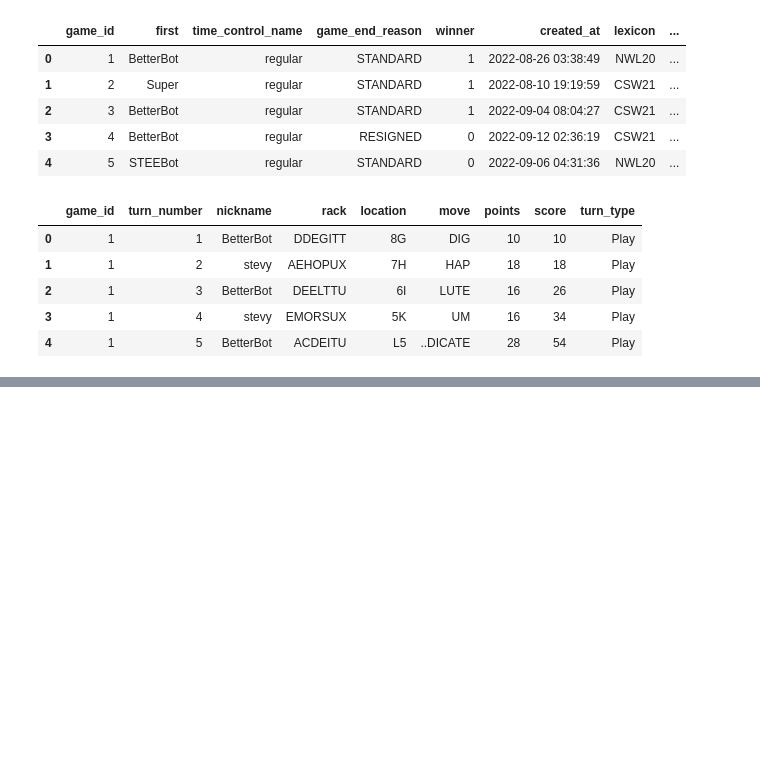
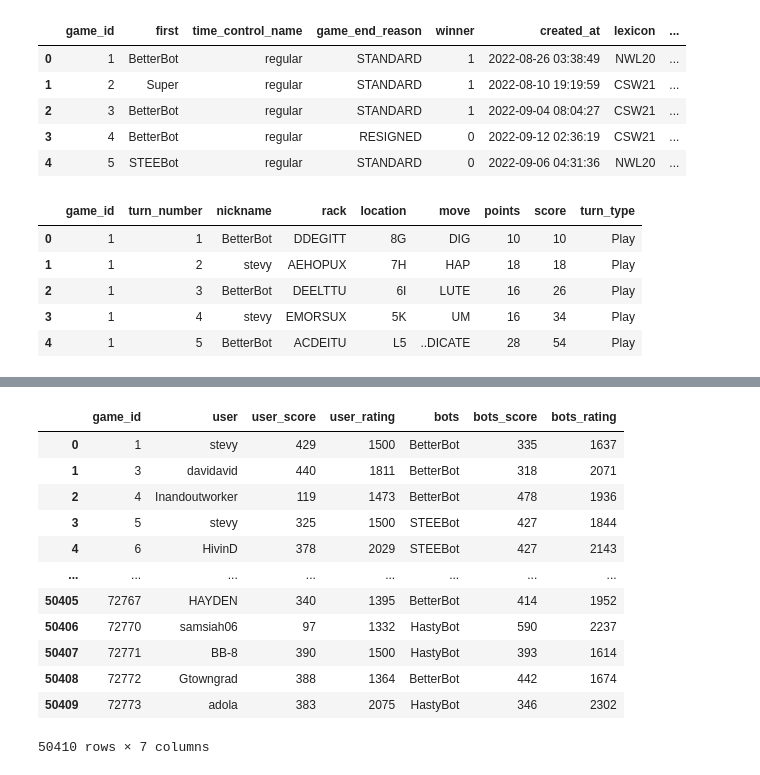
Before and after one commit to juliusmarkwei/Scrabble-Player-Rating, a Jupyter notebook: scrabble-player-rating.ipynb, the cells around one changed output, grey strips where cells are left out. Saved outputs shown, nothing was run; the diff lists cells and outputs as text; code cells hidden in the pictures; blank space fills up the shorter version.

Commit message:
Kaggle Notebook | Scrabble_Player_Rating | Version 3

```diff
--- a/scrabble-player-rating.ipynb
+++ b/scrabble-player-rating.ipynb
@@ -43,0 +68,6 @@ turns.head()
+# %%
+bots = ['BetterBot', 'STEEBot', 'HastyBot']
+# %%
+users_df = train[~train['nickname'].isin(bots)]
+users_df = users_df.rename(columns={'nickname': 'user', 'score': 'user_score', 'rating': 'user_rating'})
+users_df.head()
@@ -43,0 +81,4 @@ turns.head()
+# %%
+bots_df = train[train['nickname'].isin(bots)]
+bots_df = bots_df.rename(columns={'nickname': 'bots', 'score': 'bots_score', 'rating': 'bots_rating'})
+bots_df.head()
@@ -43,0 +92,17 @@ turns.head()
+# %%
+main_df = pd.merge(users_df, bots_df, on='game_id')
+main_df
+# %% [output]
+|  | game_id | user | user_score | user_rating | bots | bots_score | bots_rating |
+| 0 | 1 | stevy | 429 | 1500 | BetterBot | 335 | 1637 |
+| 1 | 3 | davidavid | 440 | 1811 | BetterBot | 318 | 2071 |
+| 2 | 4 | Inandoutworker | 119 | 1473 | BetterBot | 478 | 1936 |
+| 3 | 5 | stevy | 325 | 1500 | STEEBot | 427 | 1844 |
+| 4 | 6 | HivinD | 378 | 2029 | STEEBot | 427 | 2143 |
+| ... | ... | ... | ... | ... | ... | ... | ... |
+| 50405 | 72767 | HAYDEN | 340 | 1395 | BetterBot | 414 | 1952 |
+| 50406 | 72770 | samsiah06 | 97 | 1332 | HastyBot | 590 | 2237 |
+| 50407 | 72771 | BB-8 | 390 | 1500 | HastyBot | 393 | 1614 |
+| 50408 | 72772 | Gtowngrad | 388 | 1364 | BetterBot | 442 | 1674 |
+| 50409 | 72773 | adola | 383 | 2075 | HastyBot | 346 | 2302 |
+50410 rows × 7 columns
```
Also changed, not shown: parts of 11 cells of this notebook.
